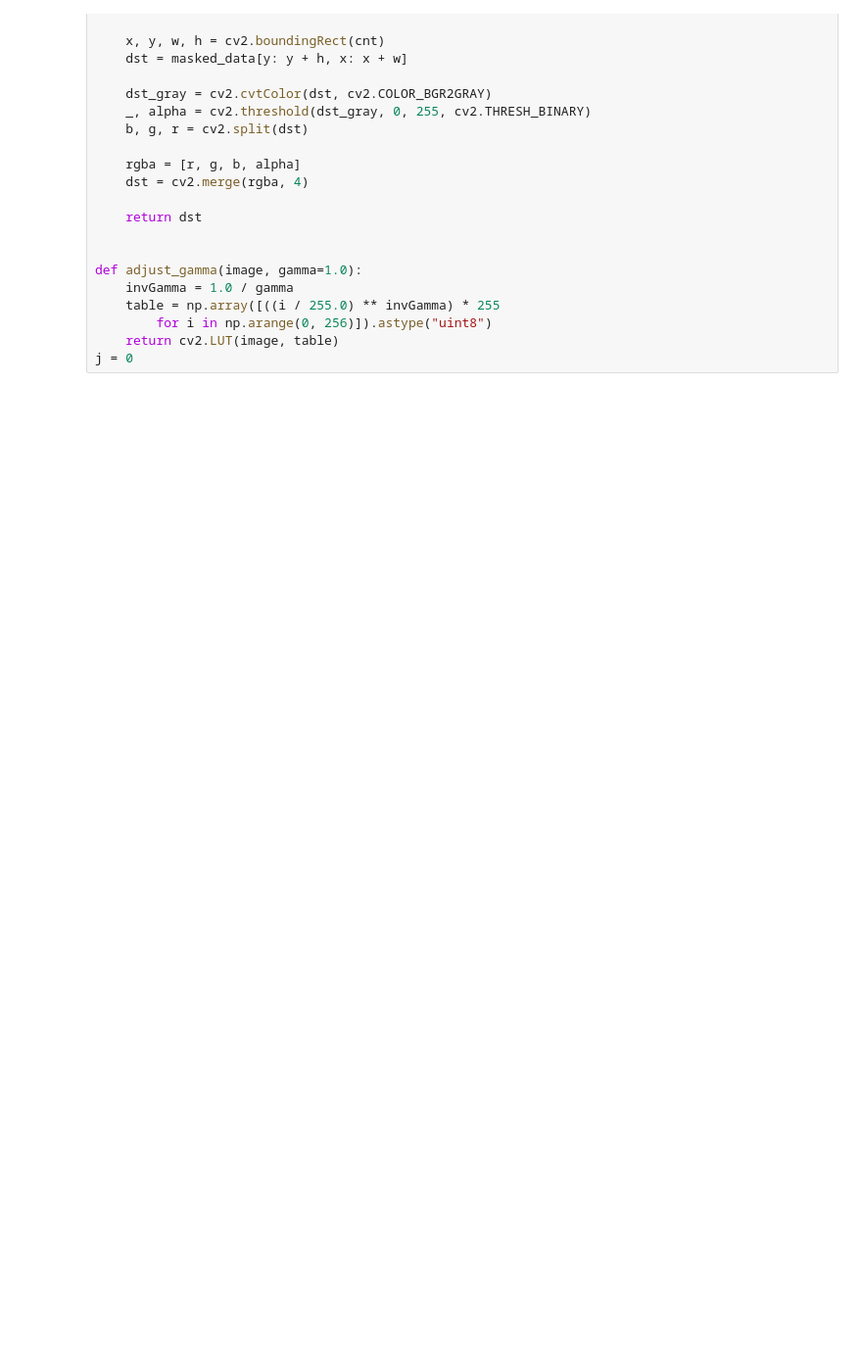
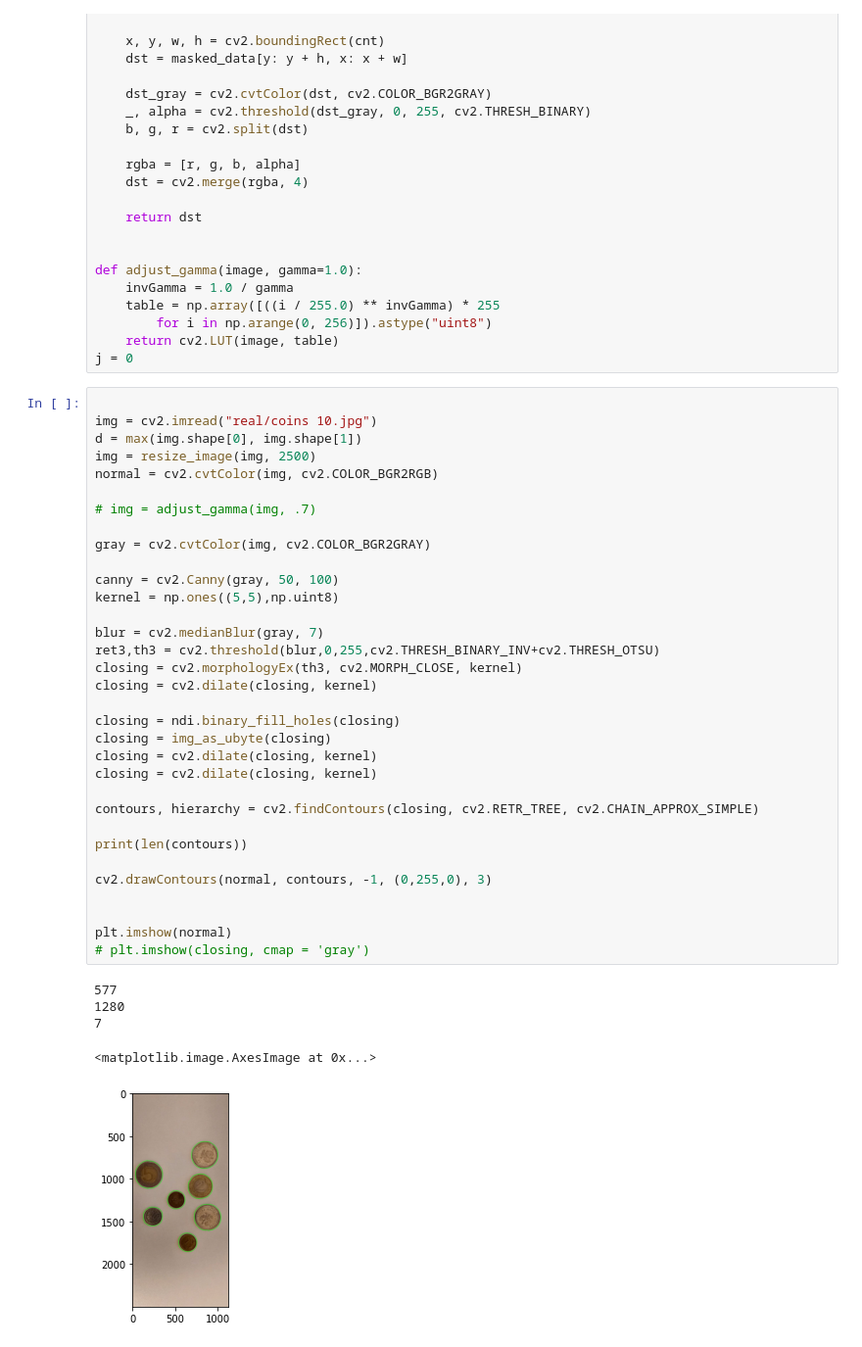
Before and after one commit to misterhz/coin-detection, a Jupyter notebook: coins.ipynb, the cells around one changed output. Shown: that part at 98% size. Cells and saved outputs as stored; diff of their text form; blank space fills up the shorter version.

```diff
--- a/coins.ipynb
+++ b/coins.ipynb
@@ -311,3 +354,42 @@ def adjust_gamma(image, gamma=1.0):
         for i in np.arange(0, 256)]).astype("uint8")
     return cv2.LUT(image, table)
 j = 0
+# %%
+
+img = cv2.imread("real/coins 10.jpg")
+d = max(img.shape[0], img.shape[1])
+img = resize_image(img, 2500)
+normal = cv2.cvtColor(img, cv2.COLOR_BGR2RGB)
+
+# img = adjust_gamma(img, .7)
+
+gray = cv2.cvtColor(img, cv2.COLOR_BGR2GRAY)
+
+canny = cv2.Canny(gray, 50, 100)
+kernel = np.ones((5,5),np.uint8)
+
+blur = cv2.medianBlur(gray, 7)
+ret3,th3 = cv2.threshold(blur,0,255,cv2.THRESH_BINARY_INV+cv2.THRESH_OTSU)
+closing = cv2.morphologyEx(th3, cv2.MORPH_CLOSE, kernel)
+closing = cv2.dilate(closing, kernel)
+
+closing = ndi.binary_fill_holes(closing)
+closing = img_as_ubyte(closing)
+closing = cv2.dilate(closing, kernel)
+closing = cv2.dilate(closing, kernel)
+
+contours, hierarchy = cv2.findContours(closing, cv2.RETR_TREE, cv2.CHAIN_APPROX_SIMPLE)
+
+print(len(contours))
+
+cv2.drawContours(normal, contours, -1, (0,255,0), 3)
+
+
+plt.imshow(normal)
+# plt.imshow(closing, cmap = 'gray')
+# %% [output]
+577
+1280
+7
+<matplotlib.image.AxesImage at 0x...>
+[figure, added]
```
Also changed, not shown: parts of 6 cells of this notebook.
